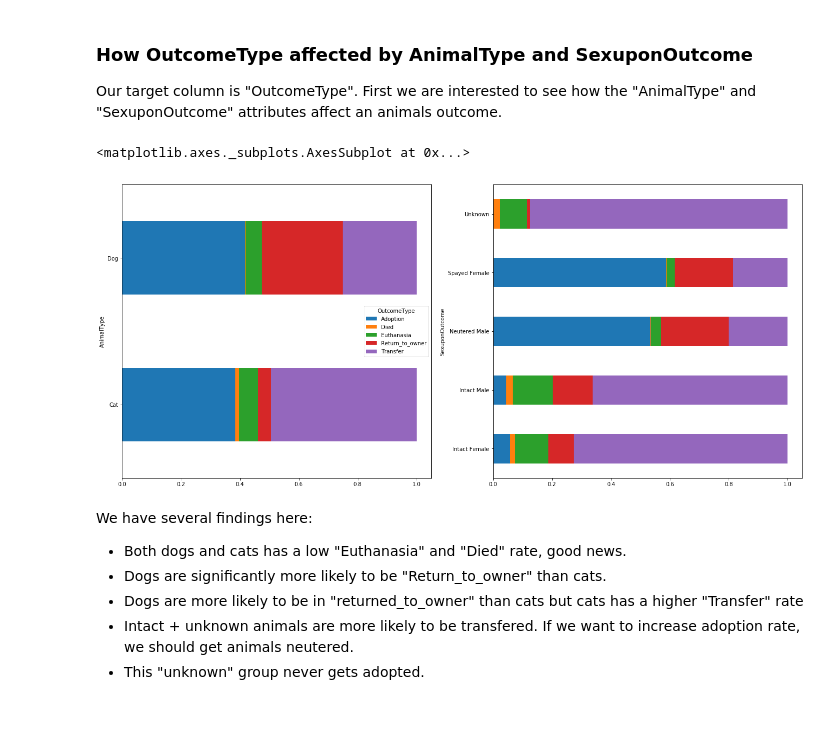
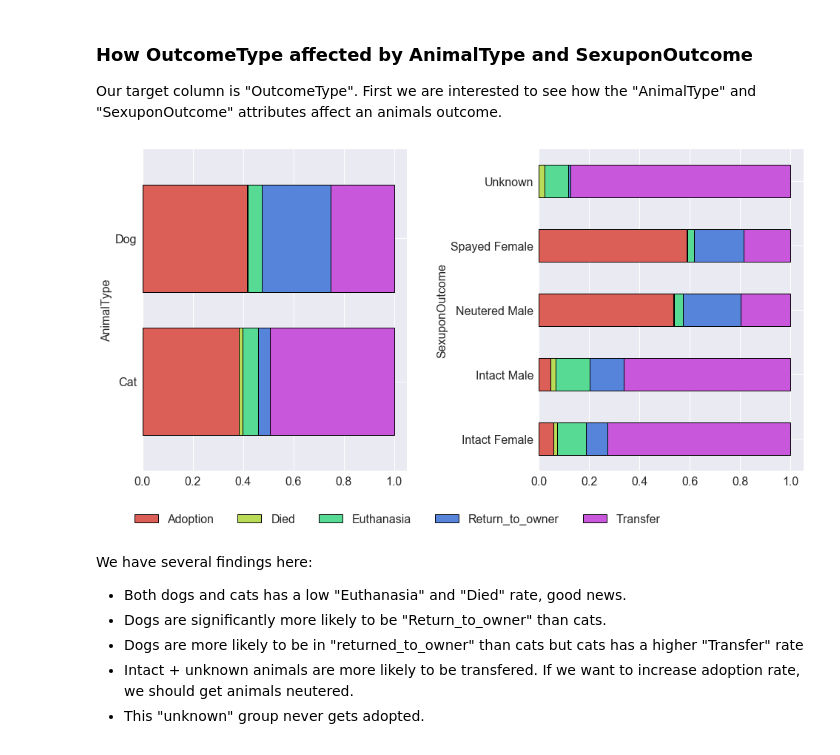
Before and after one commit to mspinelli/animal_shelter, a Jupyter notebook: DataExplore.ipynb, the cells around one changed output. Saved outputs shown, nothing was run; the diff lists cells and outputs as text; code cells hidden in the pictures; blank space fills up the shorter version.

Commit message:
improved the plotting and switched to use backup dog_data.csv as website is now down.

```diff
--- a/DataExplore.ipynb
+++ b/DataExplore.ipynb
@@ -8,6 +8,8 @@ from pandas import DataFrame,merge
 np.random.seed(127)
 # %% [output]
 Populating the interactive namespace from numpy and matplotlib
+# %%
+sns.set_palette("hls", 5)
 # %%
 animals = pd.read_csv("train.csv.gz", compression='gzip')
 # animals.head()
@@ -16,15 +18,21 @@ animals = pd.read_csv("train.csv.gz", compression='gzip')
 Our target column is "OutcomeType". First we are interested to see how the "AnimalType" and "SexuponOutcome" attributes affect an animals outcome.
 # %%
 f, axs = plt.subplots(ncols=2)
-f.set_size_inches(20, 10)
-plt.subplots_adjust(right=1)
+
+axs[0].yaxis.label.set_size(16)
+axs[1].yaxis.label.set_size(16)
+
+f.set_size_inches(16, 8)
+plt.subplots_adjust(wspace=.5)
+
 df1 = animals.groupby("AnimalType").OutcomeType.value_counts(normalize=True).unstack()
-df1.plot(kind="barh", stacked=True, ax=axs[0])
+df1.plot(kind="barh", stacked=True, ax=axs[0], width = 0.75, fontsize=16, edgecolor='k', linewidth=1).legend(
+    fontsize=16, ncol=5, bbox_to_anchor=(2, -.1))
+
 df2 = animals.groupby("SexuponOutcome").OutcomeType.value_counts(normalize=True).unstack()
-df2.plot(kind="barh", stacked=True, ax=axs[1], legend=False)
+df2.plot(kind="barh", stacked=True, ax=axs[1], fontsize=16, edgecolor='k', linewidth=1, legend=False);
 # %% [output]
-<matplotlib.axes._subplots.AxesSubplot at 0x...>
-[figure, old version]
+[figure, new version]
 # %% [markdown]
 We have several findings here:
 * Both dogs and cats has a low "Euthanasia" and "Died" rate, good news.
```
Also changed, not shown: parts of 23 cells of this notebook.
